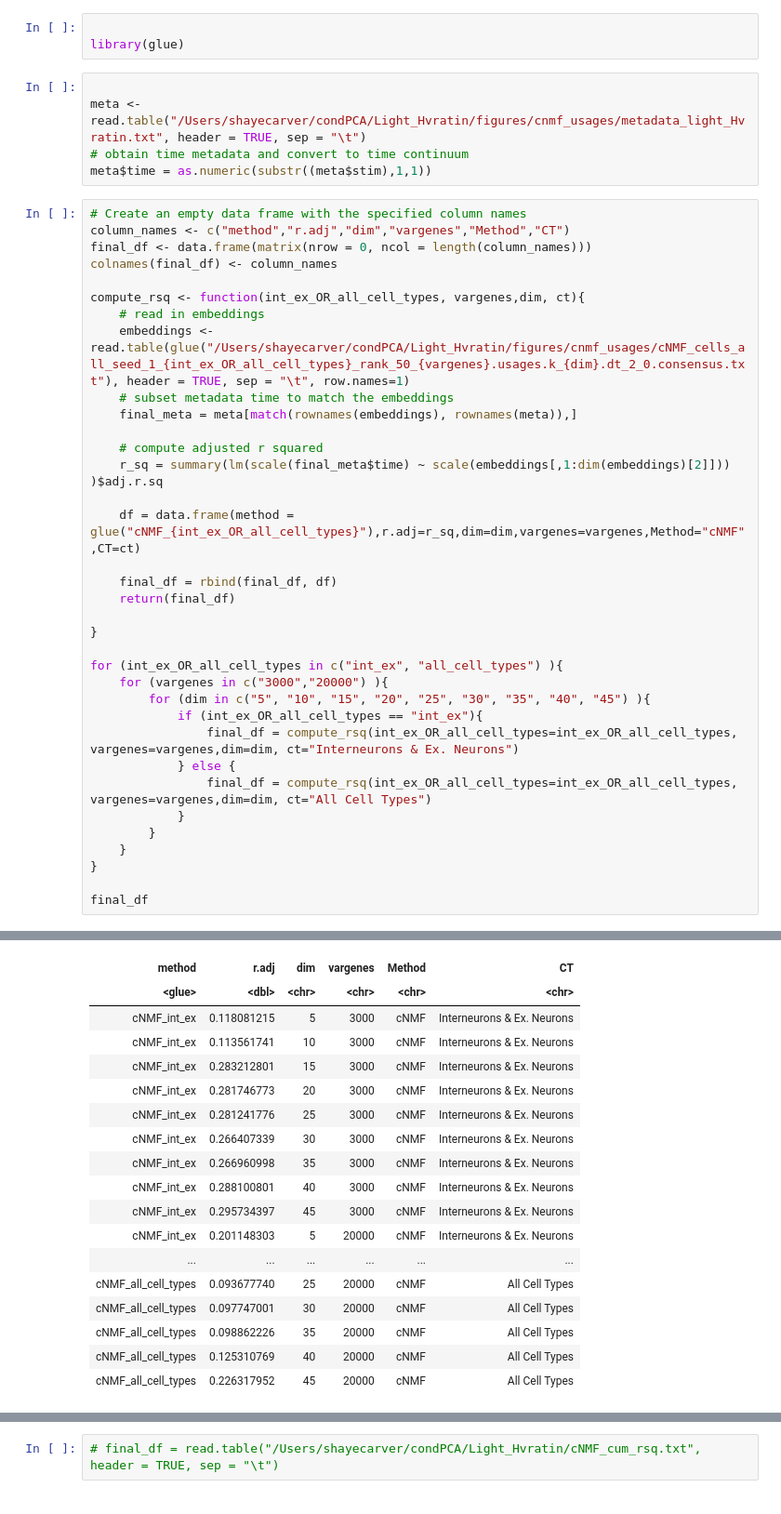
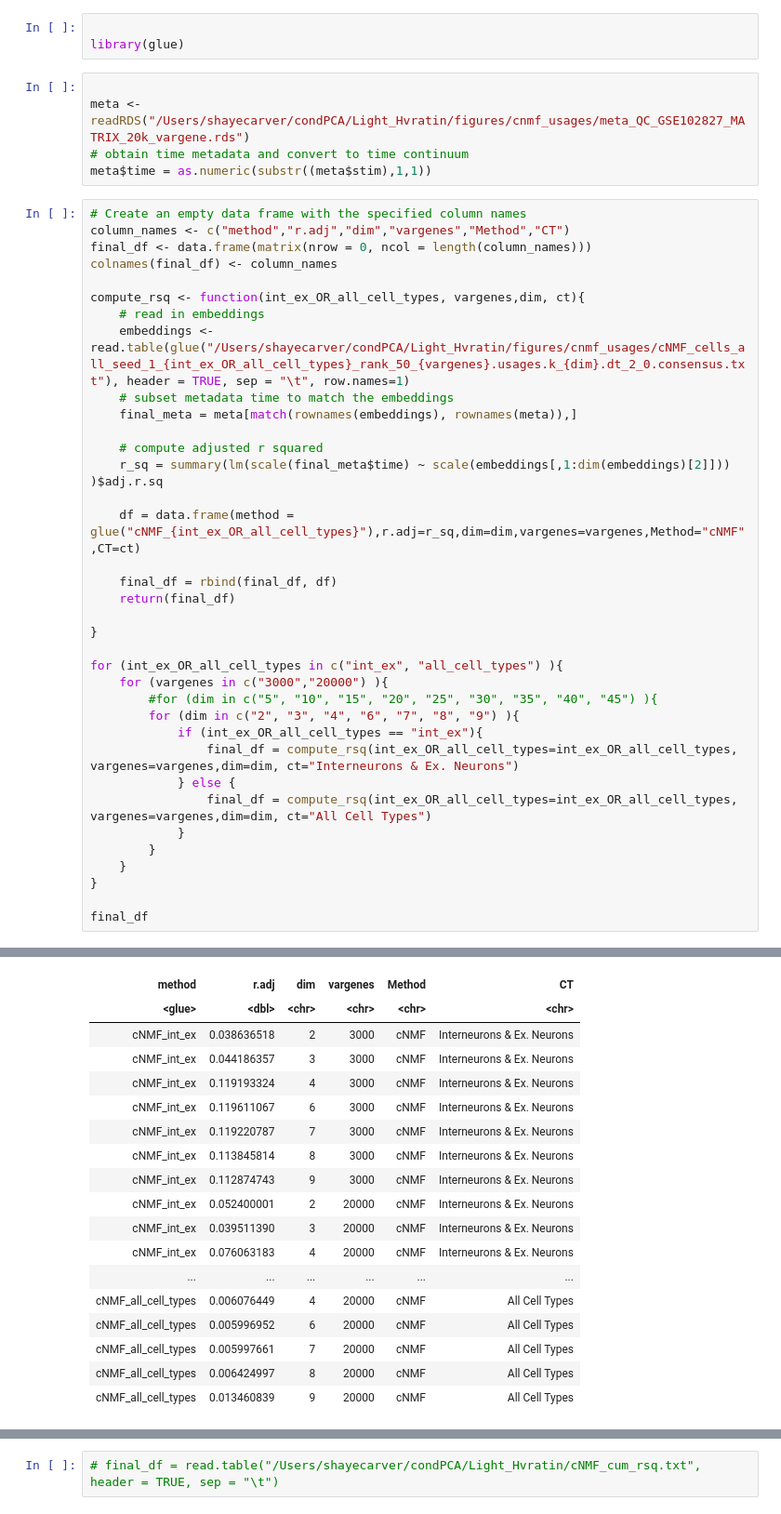
Before and after one commit to carversh/condPCA, a Jupyter notebook: Light_Hvratin/figures/cnmf_processing.ipynb, the cells around one changed output, grey strips where cells are left out. Shown at 93% size. Saved outputs shown, nothing was run; the diff lists cells and outputs as text.

Commit message:
updated the figure to include factors 2,3,4,6,7,8,9 for cNMF

```diff
--- a/Light_Hvratin/figures/cnmf_processing.ipynb
+++ b/Light_Hvratin/figures/cnmf_processing.ipynb
@@ -3,7 +3,7 @@
 library(glue)
 # %%
 
-meta <- read.table("/Users/shayecarver/condPCA/Light_Hvratin/figures/cnmf_usages/metadata_light_Hvratin.txt", header = TRUE, sep = "\t")
+meta <- readRDS("/Users/shayecarver/condPCA/Light_Hvratin/figures/cnmf_usages/meta_QC_GSE102827_MATRIX_20k_vargene.rds")
 # obtain time metadata and convert to time continuum
 meta$time = as.numeric(substr((meta$stim),1,1))
 # %%
@@ -30,7 +30,8 @@ compute_rsq <- function(int_ex_OR_all_cell_types, vargenes,dim, ct){
 
 for (int_ex_OR_all_cell_types in c("int_ex", "all_cell_types") ){
     for (vargenes in c("3000","20000") ){
-        for (dim in c("5", "10", "15", "20", "25", "30", "35", "40", "45") ){
+        #for (dim in c("5", "10", "15", "20", "25", "30", "35", "40", "45") ){
+        for (dim in c("2", "3", "4", "6", "7", "8", "9") ){
             if (int_ex_OR_all_cell_types == "int_ex"){
                 final_df = compute_rsq(int_ex_OR_all_cell_types=int_ex_OR_all_cell_types, vargenes=vargenes,dim=dim, ct="Interneurons & Ex. Neurons")
             } else {
@@ -46,19 +47,19 @@ A data.frame: 36 x 6
 | method | r.adj | dim | vargenes | Method | CT |
 | <glue> | <dbl> | <chr> | <chr> | <chr> | <chr> |
-| cNMF_int_ex | 0.118081215 | 5 | 3000 | cNMF | Interneurons & Ex. Neurons |
-| cNMF_int_ex | 0.113561741 | 10 | 3000 | cNMF | Interneurons & Ex. Neurons |
-| cNMF_int_ex | 0.283212801 | 15 | 3000 | cNMF | Interneurons & Ex. Neurons |
-| cNMF_int_ex | 0.281746773 | 20 | 3000 | cNMF | Interneurons & Ex. Neurons |
-| cNMF_int_ex | 0.281241776 | 25 | 3000 | cNMF | Interneurons & Ex. Neurons |
-| cNMF_int_ex | 0.266407339 | 30 | 3000 | cNMF | Interneurons & Ex. Neurons |
-| cNMF_int_ex | 0.266960998 | 35 | 3000 | cNMF | Interneurons & Ex. Neurons |
-| cNMF_int_ex | 0.288100801 | 40 | 3000 | cNMF | Interneurons & Ex. Neurons |
-| cNMF_int_ex | 0.295734397 | 45 | 3000 | cNMF | Interneurons & Ex. Neurons |
-| cNMF_int_ex | 0.201148303 | 5 | 20000 | cNMF | Interneurons & Ex. Neurons |
+| cNMF_int_ex | 0.038636518 | 2 | 3000 | cNMF | Interneurons & Ex. Neurons |
+| cNMF_int_ex | 0.044186357 | 3 | 3000 | cNMF | Interneurons & Ex. Neurons |
+| cNMF_int_ex | 0.119193324 | 4 | 3000 | cNMF | Interneurons & Ex. Neurons |
+| cNMF_int_ex | 0.119611067 | 6 | 3000 | cNMF | Interneurons & Ex. Neurons |
+| cNMF_int_ex | 0.119220787 | 7 | 3000 | cNMF | Interneurons & Ex. Neurons |
+| cNMF_int_ex | 0.113845814 | 8 | 3000 | cNMF | Interneurons & Ex. Neurons |
+| cNMF_int_ex | 0.112874743 | 9 | 3000 | cNMF | Interneurons & Ex. Neurons |
+| cNMF_int_ex | 0.052400001 | 2 | 20000 | cNMF | Interneurons & Ex. Neurons |
+| cNMF_int_ex | 0.039511390 | 3 | 20000 | cNMF | Interneurons & Ex. Neurons |
+| cNMF_int_ex | 0.076063183 | 4 | 20000 | cNMF | Interneurons & Ex. Neurons |
 | ... | ... | ... | ... | ... | ... |
-| cNMF_all_cell_types | 0.093677740 | 25 | 20000 | cNMF | All Cell Types |
-| cNMF_all_cell_types | 0.097747001 | 30 | 20000 | cNMF | All Cell Types |
-| cNMF_all_cell_types | 0.098862226 | 35 | 20000 | cNMF | All Cell Types |
-| cNMF_all_cell_types | 0.125310769 | 40 | 20000 | cNMF | All Cell Types |
-| cNMF_all_cell_types | 0.226317952 | 45 | 20000 | cNMF | All Cell Types |
+| cNMF_all_cell_types | 0.006076449 | 4 | 20000 | cNMF | All Cell Types |
+| cNMF_all_cell_types | 0.005996952 | 6 | 20000 | cNMF | All Cell Types |
+| cNMF_all_cell_types | 0.005997661 | 7 | 20000 | cNMF | All Cell Types |
+| cNMF_all_cell_types | 0.006424997 | 8 | 20000 | cNMF | All Cell Types |
+| cNMF_all_cell_types | 0.013460839 | 9 | 20000 | cNMF | All Cell Types |
 # %%
```
Also changed, not shown: parts of 2 cells of this notebook, 3 other files.
